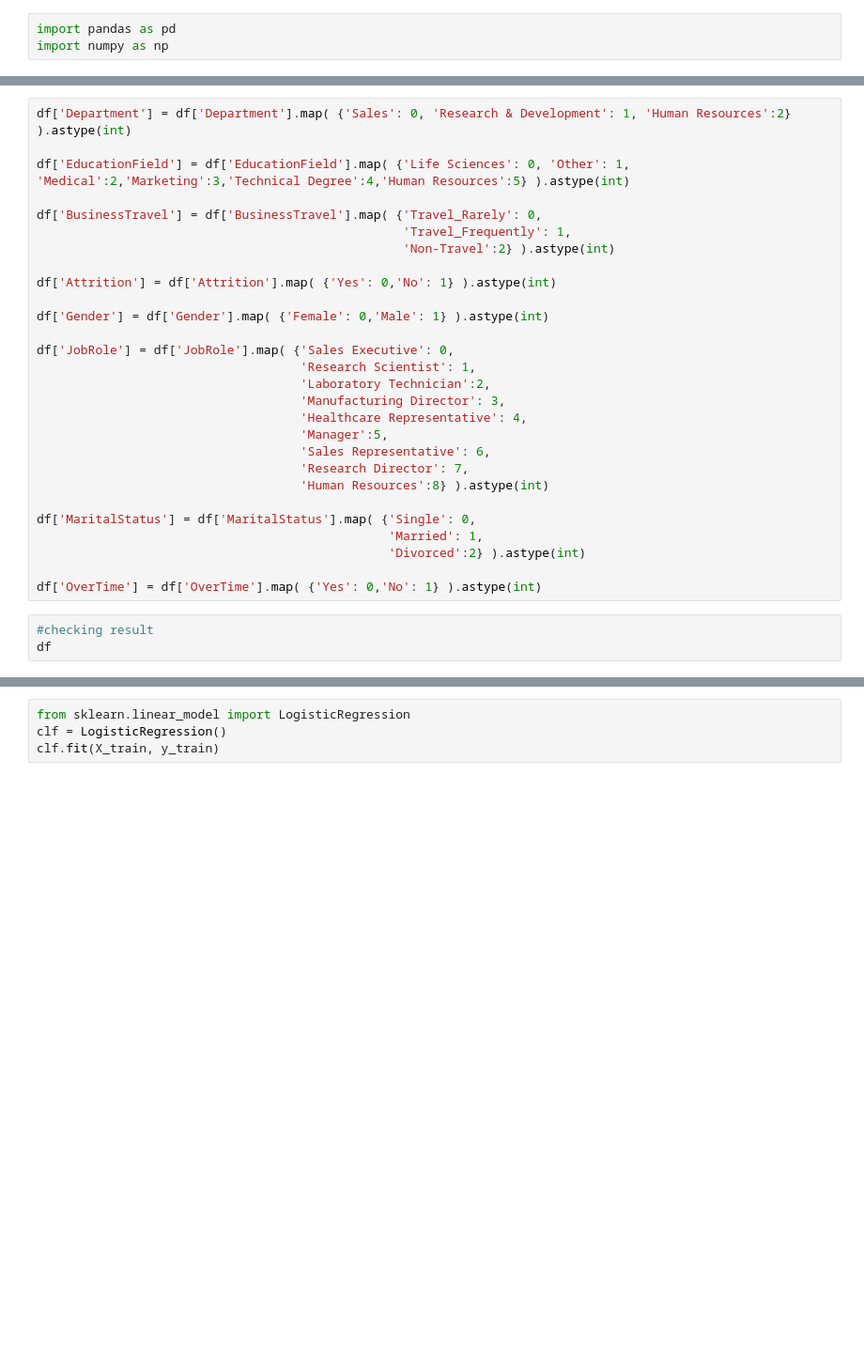
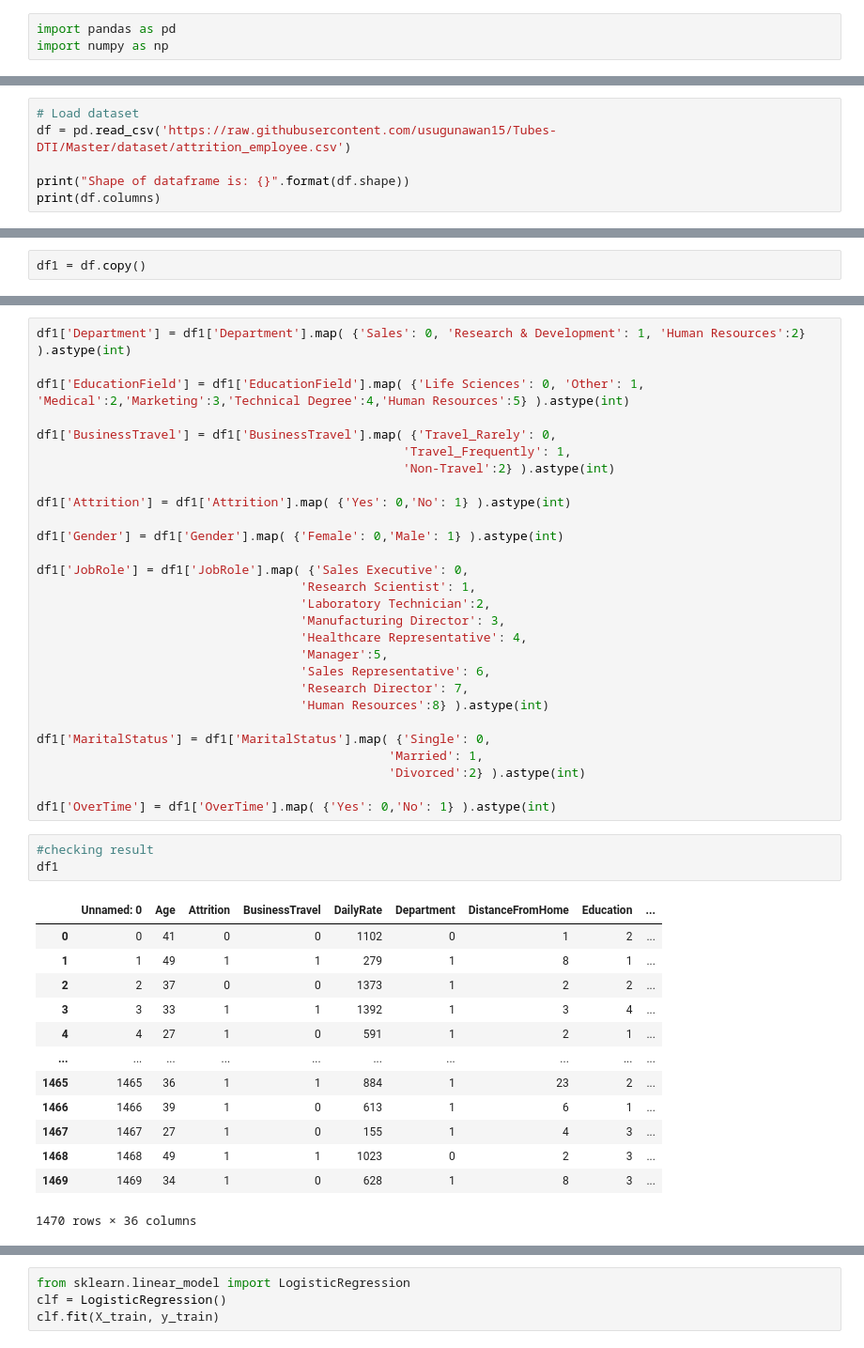
Before and after one commit to ds-dti/DS02_05_Attrition-Employee-Prediction, a Jupyter notebook: Employee_Attrition_Prediction.ipynb, the cells around one changed output, grey strips where cells are left out. Shown: that part at 94% size. Drawn from its saved outputs; the diff is of its cells as text; blank space fills up the shorter version.

```diff
--- a/Employee_Attrition_Prediction.ipynb
+++ b/Employee_Attrition_Prediction.ipynb
@@ -10,0 +6,6 @@ df = df_sourcefile.copy()
+# %%
+# Load dataset
+df = pd.read_csv('https://raw.githubusercontent.com/usugunawan15/Tubes-DTI/Master/dataset/attrition_employee.csv')
+
+print("Shape of dataframe is: {}".format(df.shape))
+print(df.columns)
@@ -11 +25,3 @@ df = df_sourcefile.copy()
+# %%
+df1 = df.copy()
 # %%
@@ -14,17 +48,17 @@ df = df_sourcefile.copy()
 # %%
-df['Department'] = df['Department'].map( {'Sales': 0, 'Research & Development': 1, 'Human Resources':2} ).astype(int)
+df1['Department'] = df1['Department'].map( {'Sales': 0, 'Research & Development': 1, 'Human Resources':2} ).astype(int)
 
-df['EducationField'] = df['EducationField'].map( {'Life Sciences': 0, 'Other': 1, 'Medical':2,'Marketing':3,'Technical Degree':4,'Human Resources':5} ).astype(int)
+df1['EducationField'] = df1['EducationField'].map( {'Life Sciences': 0, 'Other': 1, 'Medical':2,'Marketing':3,'Technical Degree':4,'Human Resources':5} ).astype(int)
 
-df['BusinessTravel'] = df['BusinessTravel'].map( {'Travel_Rarely': 0,
+df1['BusinessTravel'] = df1['BusinessTravel'].map( {'Travel_Rarely': 0,
                                                   'Travel_Frequently': 1,
                                                   'Non-Travel':2} ).astype(int)
 
-df['Attrition'] = df['Attrition'].map( {'Yes': 0,'No': 1} ).astype(int)
+df1['Attrition'] = df1['Attrition'].map( {'Yes': 0,'No': 1} ).astype(int)
 
-df['Gender'] = df['Gender'].map( {'Female': 0,'Male': 1} ).astype(int)
+df1['Gender'] = df1['Gender'].map( {'Female': 0,'Male': 1} ).astype(int)
 
-df['JobRole'] = df['JobRole'].map( {'Sales Executive': 0,
+df1['JobRole'] = df1['JobRole'].map( {'Sales Executive': 0,
                                     'Research Scientist': 1,
                                     'Laboratory Technician':2,
                                     'Manufacturing Director': 3,
@@ -34,12 +68,26 @@ df['JobRole'] = df['JobRole'].map( {'Sales Executive': 0,
                                     'Research Director': 7,
                                     'Human Resources':8} ).astype(int)
 
-df['MaritalStatus'] = df['MaritalStatus'].map( {'Single': 0,
+df1['MaritalStatus'] = df1['MaritalStatus'].map( {'Single': 0,
                                                 'Married': 1,
                                                 'Divorced':2} ).astype(int)
 
-df['OverTime'] = df['OverTime'].map( {'Yes': 0,'No': 1} ).astype(int)
+df1['OverTime'] = df1['OverTime'].map( {'Yes': 0,'No': 1} ).astype(int)
 # %%
 #checking result
-df
+df1
+# %% [output]
+|  | Unnamed: 0 | Age | Attrition | BusinessTravel | DailyRate | Department | DistanceFromHome | Education | ... |
+| 0 | 0 | 41 | 0 | 0 | 1102 | 0 | 1 | 2 | ... |
+| 1 | 1 | 49 | 1 | 1 | 279 | 1 | 8 | 1 | ... |
+| 2 | 2 | 37 | 0 | 0 | 1373 | 1 | 2 | 2 | ... |
+| 3 | 3 | 33 | 1 | 1 | 1392 | 1 | 3 | 4 | ... |
+| 4 | 4 | 27 | 1 | 0 | 591 | 1 | 2 | 1 | ... |
+| ... | ... | ... | ... | ... | ... | ... | ... | ... | ... |
+| 1465 | 1465 | 36 | 1 | 1 | 884 | 1 | 23 | 2 | ... |
+| 1466 | 1466 | 39 | 1 | 0 | 613 | 1 | 6 | 1 | ... |
+| 1467 | 1467 | 27 | 1 | 0 | 155 | 1 | 4 | 3 | ... |
+| 1468 | 1468 | 49 | 1 | 1 | 1023 | 0 | 2 | 3 | ... |
+| 1469 | 1469 | 34 | 1 | 0 | 628 | 1 | 8 | 3 | ... |
+1470 rows × 36 columns
 # %%
```
Also changed, not shown: parts of 27 cells of this notebook.
